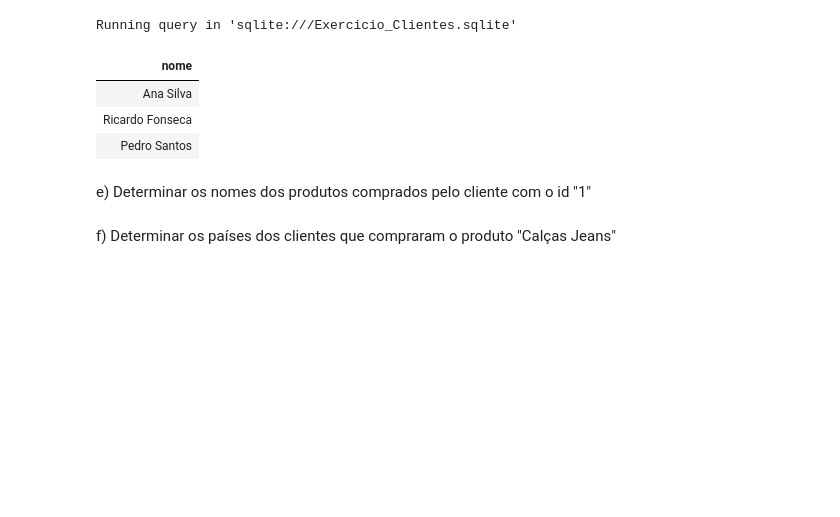
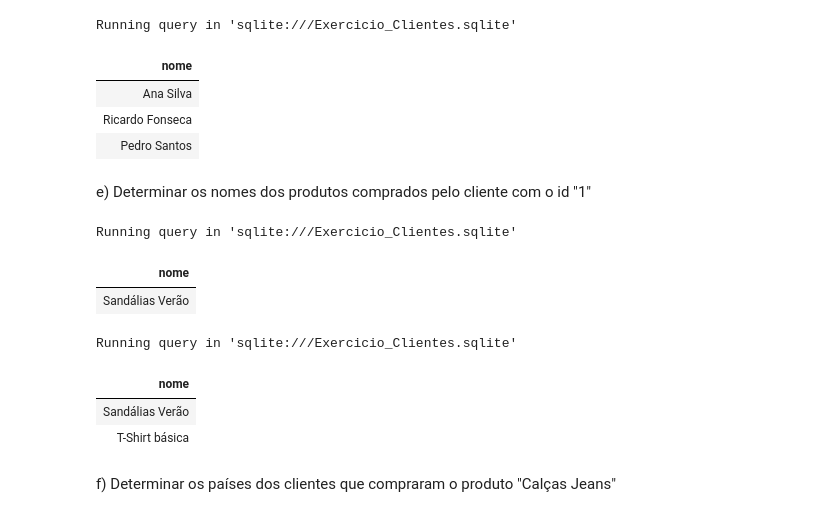
Before and after one commit to jpedrodias/FundamentosSQL, a Jupyter notebook: Week03/Exercicio_Clientes_resolvido.ipynb, the cells around one changed output. Drawn from its saved outputs; the diff is of its cells as text; code cells hidden in the pictures; blank space fills up the shorter version.

```diff
--- a/Week03/Exercicio_Clientes_resolvido.ipynb
+++ b/Week03/Exercicio_Clientes_resolvido.ipynb
@@ -942,4 +942,25 @@ Running query in 'sqlite:///Exercicio_Clientes.sqlite'
 | Pedro Santos |
 # %% [markdown]
 e) Determinar os nomes dos produtos comprados pelo cliente com o id "1"
+# %%
+%%sql
+-- Determinar os nomes dos produtos comprados pelo cliente com o id = 1
+SELECT nome FROM produtos WHERE id IN (
+    SELECT produto_id FROM vendas WHERE cliente_id = 1
+);
+# %% [output]
+Running query in 'sqlite:///Exercicio_Clientes.sqlite'
+| nome |
+| Sandálias Verão |
+# %%
+%%sql
+-- Determinar os nomes dos produtos comprados pelo cliente com o id = 10
+SELECT nome FROM produtos WHERE id IN (
+    SELECT produto_id FROM vendas WHERE cliente_id = 10
+);
+# %% [output]
+Running query in 'sqlite:///Exercicio_Clientes.sqlite'
+| nome |
+| Sandálias Verão |
+| T-Shirt básica |
 # %% [markdown]
```
Also changed, not shown: parts of 3 cells of this notebook.
